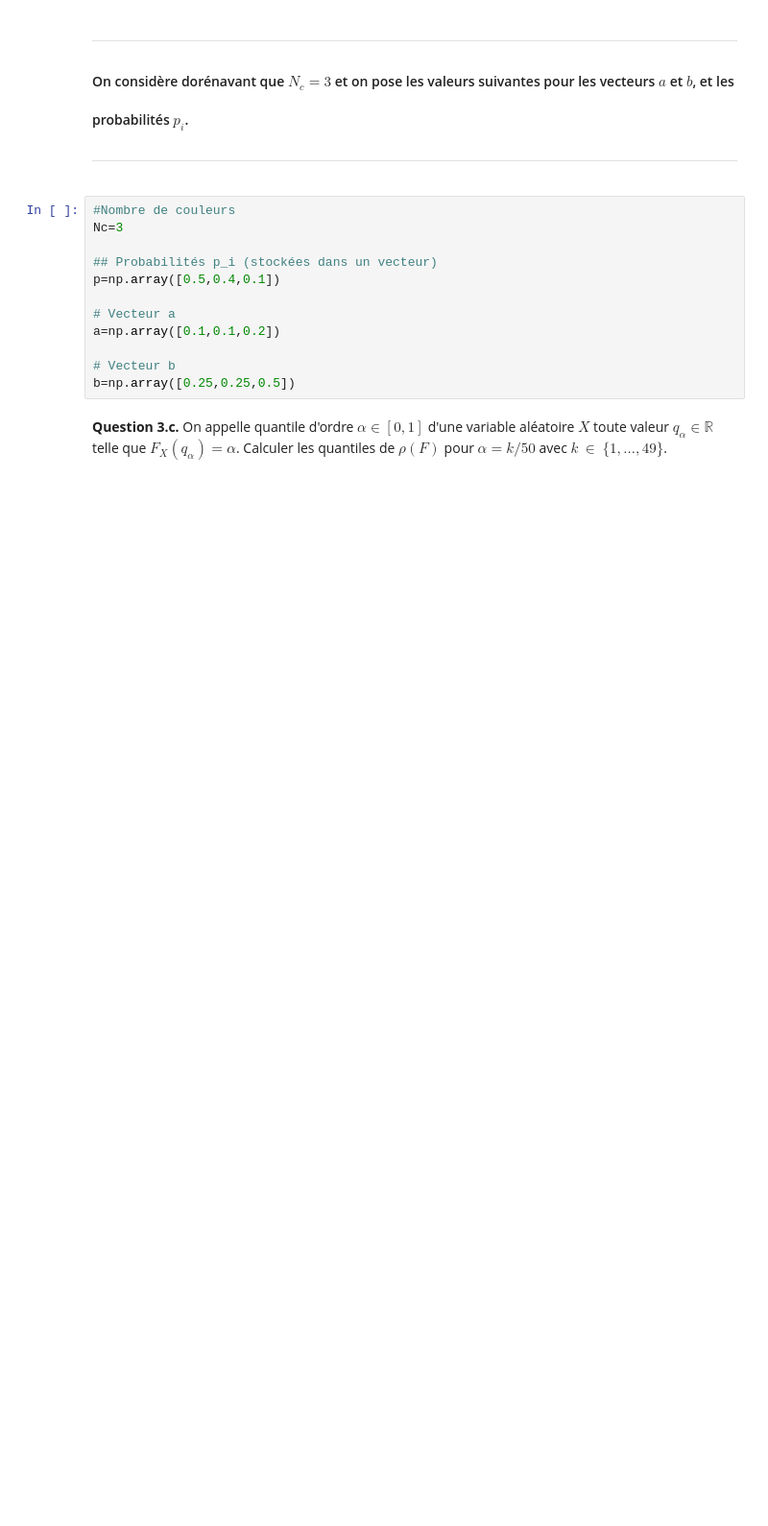
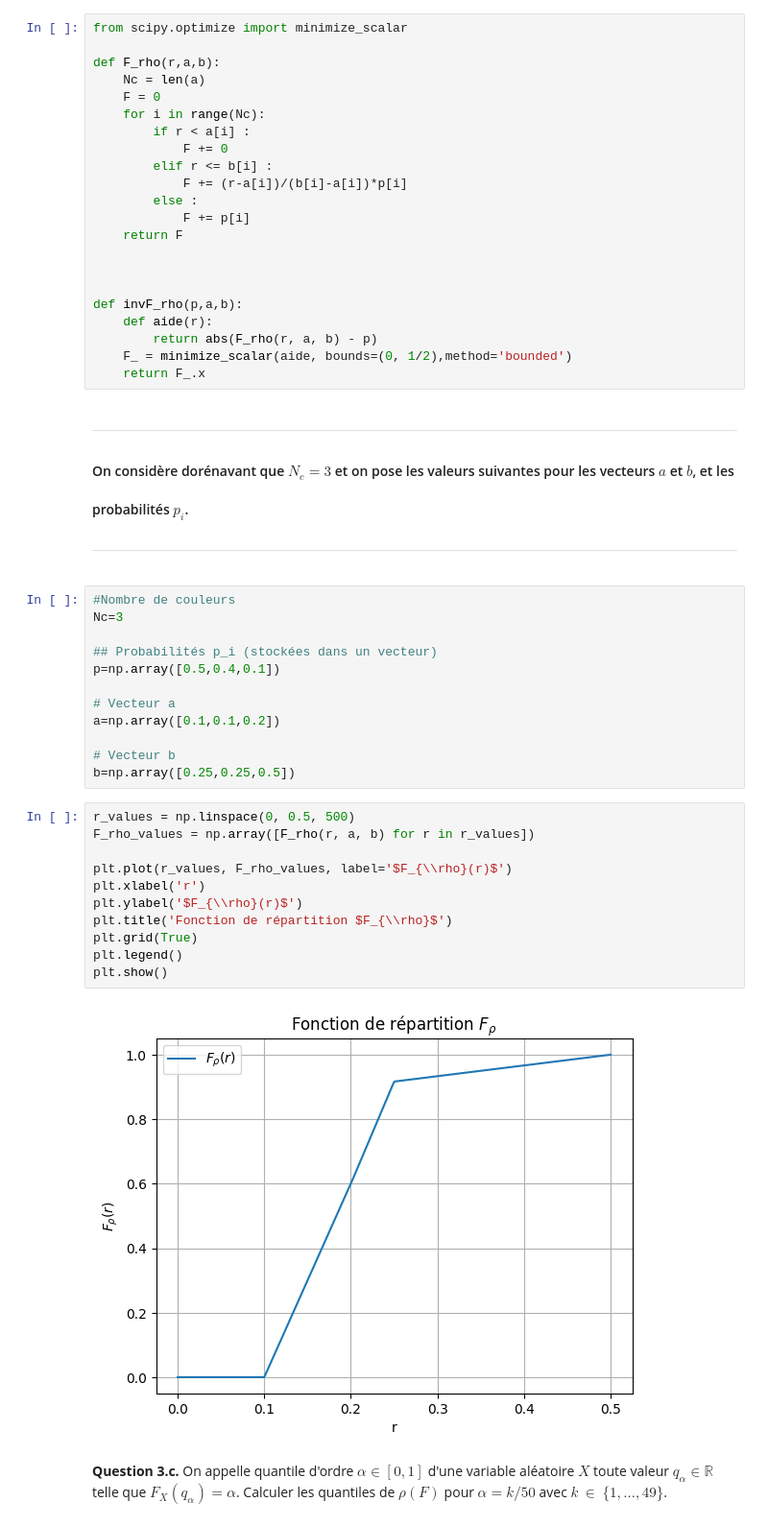
Before and after one commit to CortoBeck/Projet_Info_Proba, a Jupyter notebook: PN_Probas_24-25_VF.ipynb, the cells around one changed output. Shown at 96% size. Saved outputs shown, nothing was run; the diff lists cells and outputs as text; blank space fills up the shorter version.

```diff
--- a/PN_Probas_24-25_VF.ipynb
+++ b/PN_Probas_24-25_VF.ipynb
@@ -427,3 +433,25 @@ def invF_rho(p,a,b):
+# %%
+from scipy.optimize import minimize_scalar
+
+def F_rho(r,a,b):
+    Nc = len(a)
+    F = 0
+    for i in range(Nc):
+        if r < a[i] :
+            F += 0
+        elif r <= b[i] :
+            F += (r-a[i])/(b[i]-a[i])*p[i]
+        else :
+            F += p[i]
+    return F
+
+
+
+def invF_rho(p,a,b):
+    def aide(r):
+        return abs(F_rho(r, a, b) - p)
+    F_ = minimize_scalar(aide, bounds=(0, 1/2),method='bounded')
+    return F_.x
 # %% [markdown]
 <h1 style="font-family: Georgia, serif;font-size: 1em;margin-left: 3em;margin-right: 4em;">
 
@@ -446,5 +474,18 @@ a=np.array([0.1,0.1,0.2])
 
 # Vecteur b
 b=np.array([0.25,0.25,0.5])
+# %%
+r_values = np.linspace(0, 0.5, 500)
+F_rho_values = np.array([F_rho(r, a, b) for r in r_values])
+
+plt.plot(r_values, F_rho_values, label='$F_{\\rho}(r)$')
+plt.xlabel('r')
+plt.ylabel('$F_{\\rho}(r)$')
+plt.title('Fonction de répartition $F_{\\rho}$')
+plt.grid(True)
+plt.legend()
+plt.show()
+# %% [output]
+[figure, added]
 # %% [markdown]
 **Question 3.c.**  On appelle quantile d'ordre $\alpha\in [0,1]$ d'une variable aléatoire $X$ toute valeur $q_\alpha \in\mathbb{R}$ telle que $F_X(q_\alpha)=\alpha$. Calculer les quantiles de $\rho(F)$ pour $\alpha = k/50$ avec $k~\in~\lbrace 1,\dots,49\rbrace$.
```
Also changed, not shown: parts of 6 cells of this notebook.
